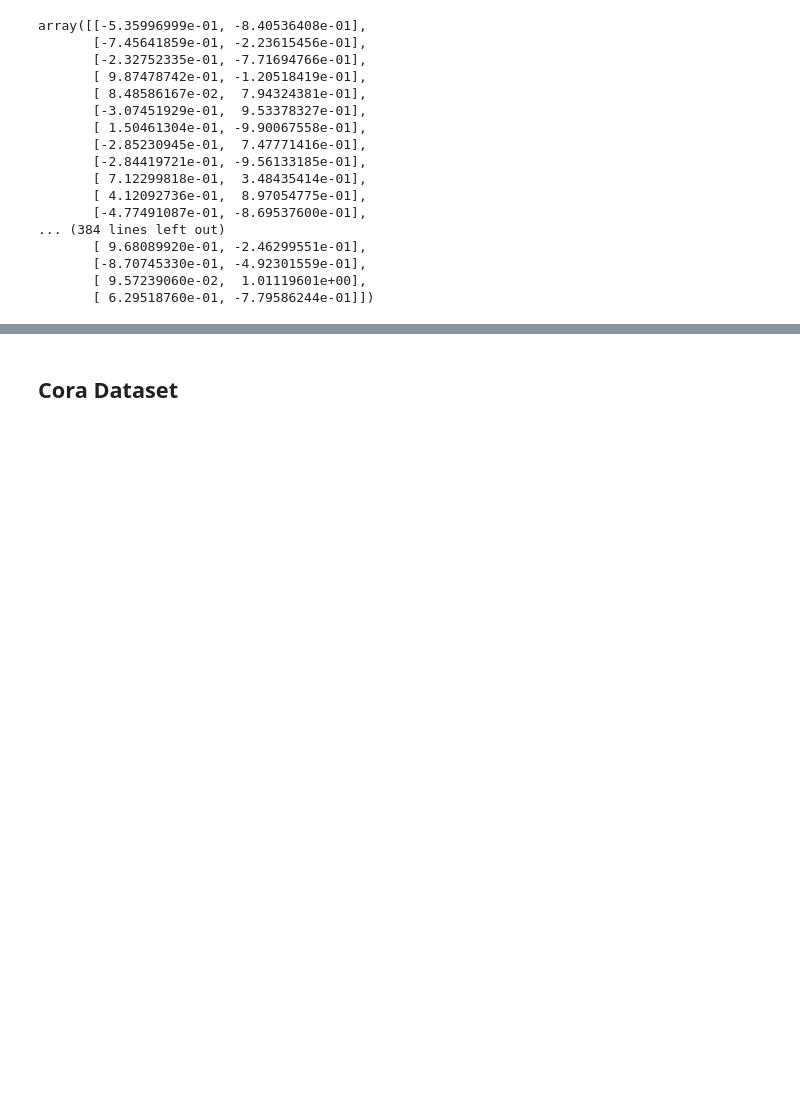
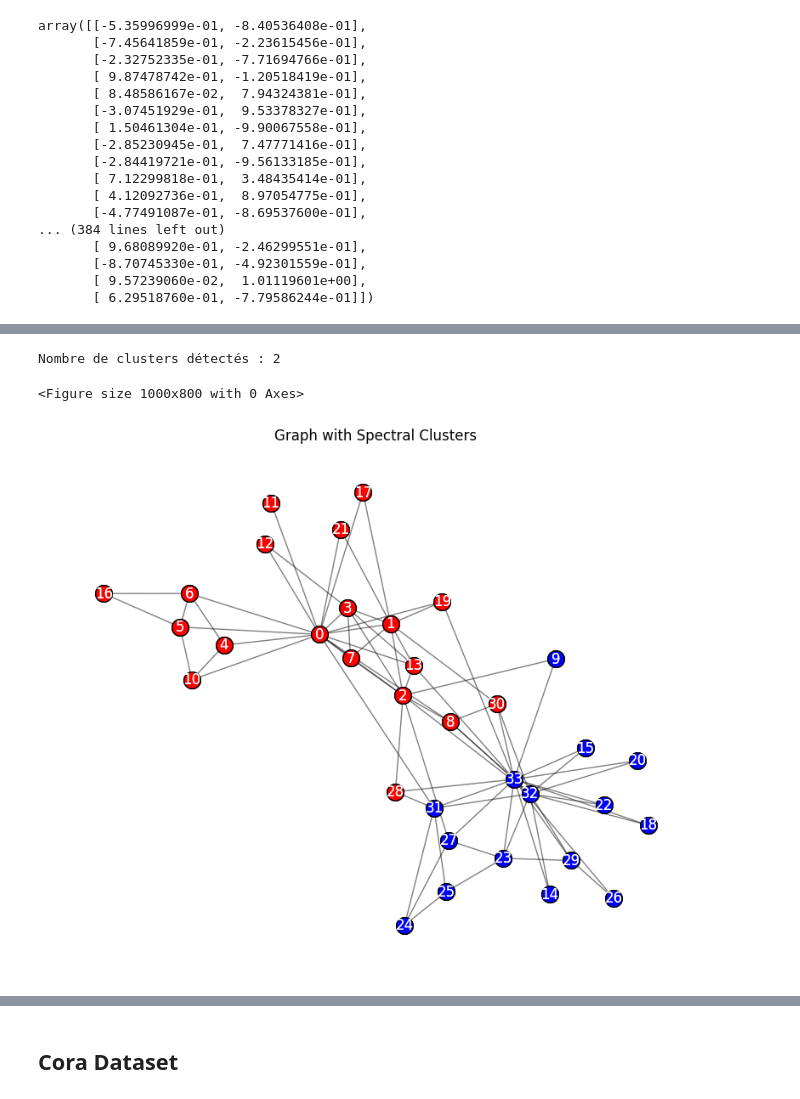
Before and after one commit to timothewt/AdvancedGraphClustering, a Jupyter notebook: notebooks/spectral_clustering.ipynb, the cells around one changed output, grey strips where cells are left out. Cells and saved outputs as stored; diff of their text form; code cells hidden in the pictures; blank space fills up the shorter version.

```diff
--- a/notebooks/spectral_clustering.ipynb
+++ b/notebooks/spectral_clustering.ipynb
@@ -65,0 +96,24 @@ array([[-5.35996999e-01, -8.40536408e-01],
+# %%
+import networkx as nx
+import matplotlib.pyplot as plt
+from cdlib import algorithms
+from cdlib import viz
+
+# Créer un graphe avec NetworkX (par exemple, le graphe du club de karaté)
+G = nx.karate_club_graph()
+
+# Utiliser l'algorithme spectral pour détecter les communautés
+coms = algorithms.spectral(G, kmax=2)
+coms = algorithms.paris(G)
+
+num_clusters = len(coms.communities)
+print("Nombre de clusters détectés :", num_clusters)
+# Afficher le graphe avec les communautés colorées
+plt.figure(figsize=(10, 8))
+viz.plot_network_clusters(G, coms, figsize=(10, 8), plot_labels=True)
+plt.title("Graph with Spectral Clusters")
+plt.show()
+# %% [output]
+Nombre de clusters détectés : 2
+<Figure size 1000x800 with 0 Axes>
+[figure, added]
```
Also changed, not shown: parts of 9 cells of this notebook.
